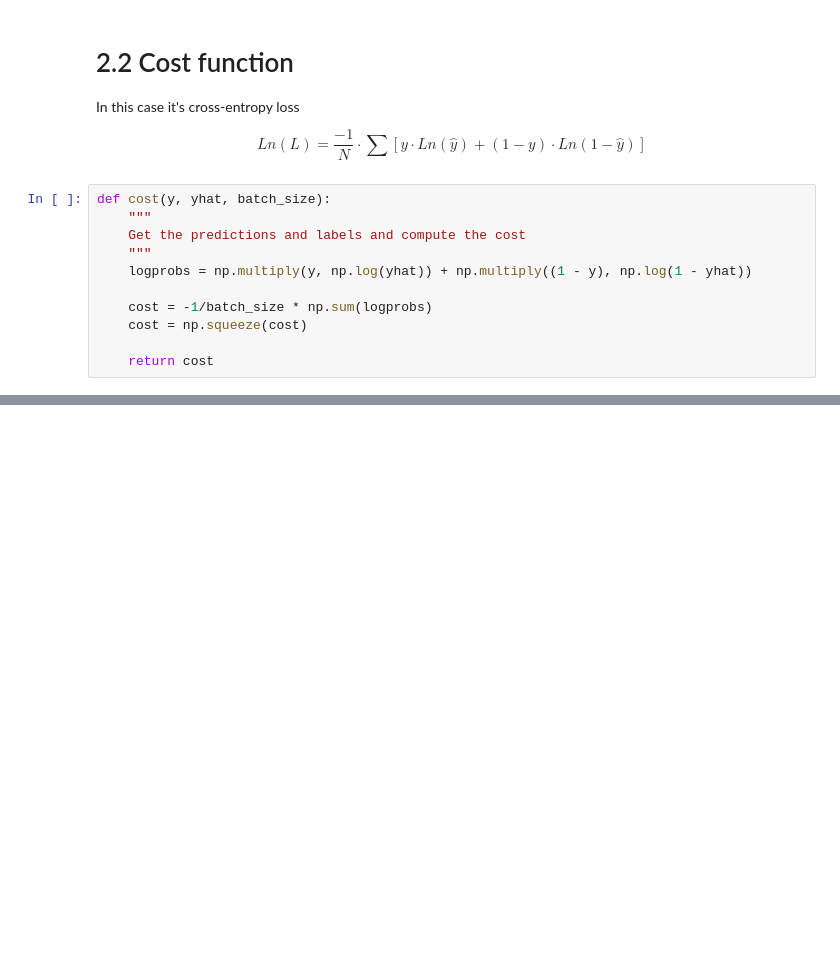
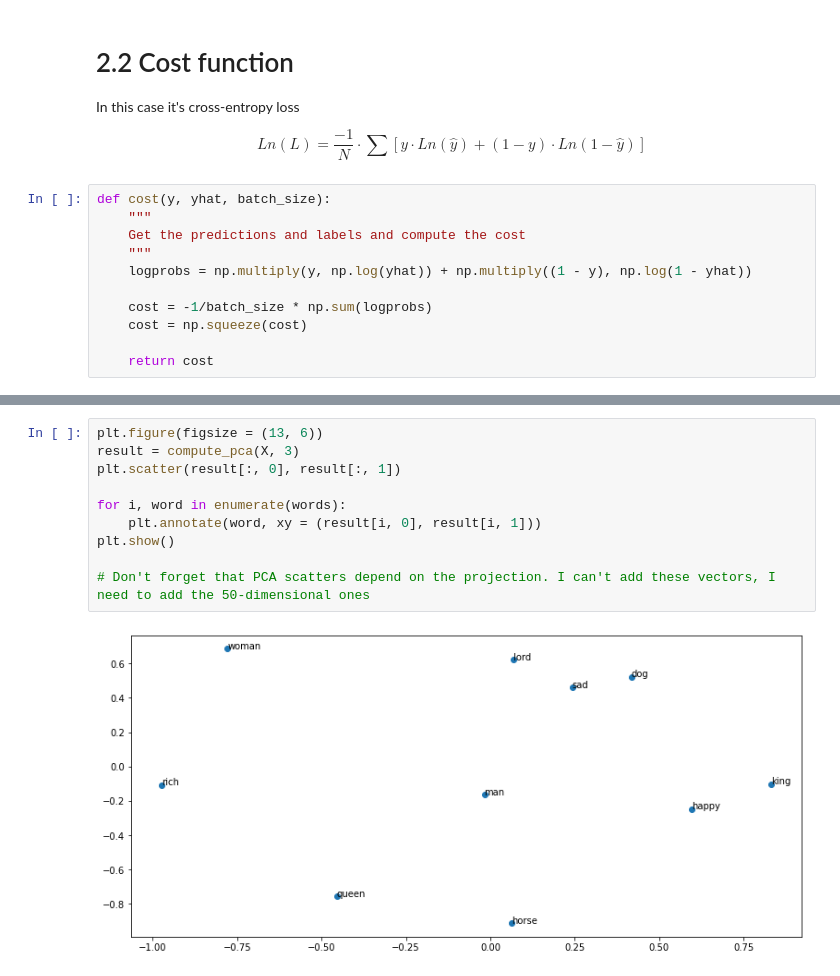
Before and after one commit to DrAlexSanz/NLP-SPEC-C2, a Jupyter notebook: W4/Assignment_4.ipynb, the cells around one changed output, grey strips where cells are left out. Drawn from its saved outputs; the diff is of its cells as text; blank space fills up the shorter version.

```diff
--- a/W4/Assignment_4.ipynb
+++ b/W4/Assignment_4.ipynb
@@ -337,0 +559,12 @@ def cost(y, yhat, batch_size):
+# %%
+plt.figure(figsize = (13, 6))
+result = compute_pca(X, 3)
+plt.scatter(result[:, 0], result[:, 1])
+
+for i, word in enumerate(words):
+    plt.annotate(word, xy = (result[i, 0], result[i, 1]))
+plt.show()
+
+# Don't forget that PCA scatters depend on the projection. I can't add these vectors, I need to add the 50-dimensional ones
+# %% [output]
+[figure, added]
```
Also changed, not shown: parts of 12 cells of this notebook.
